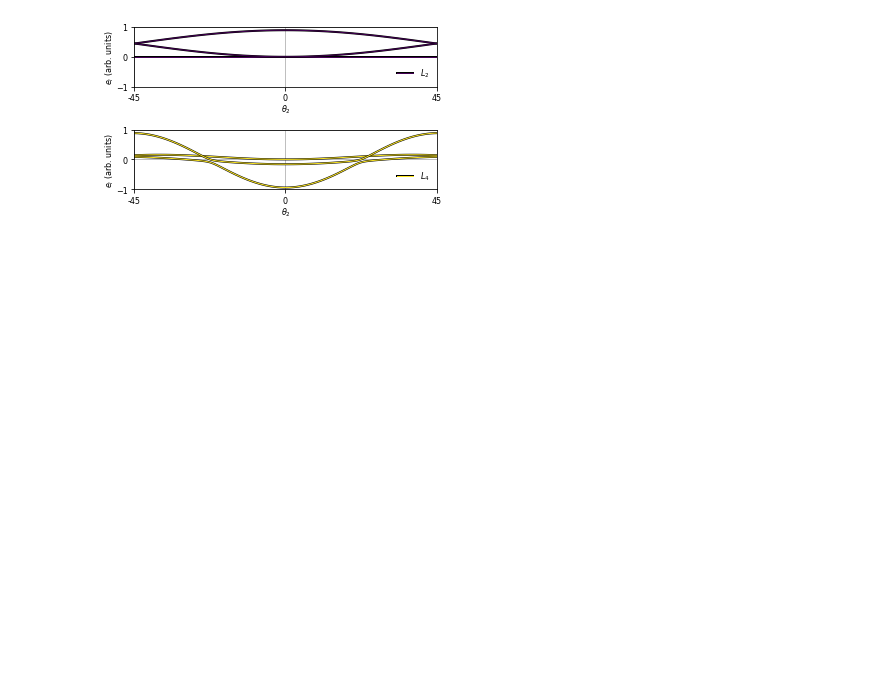
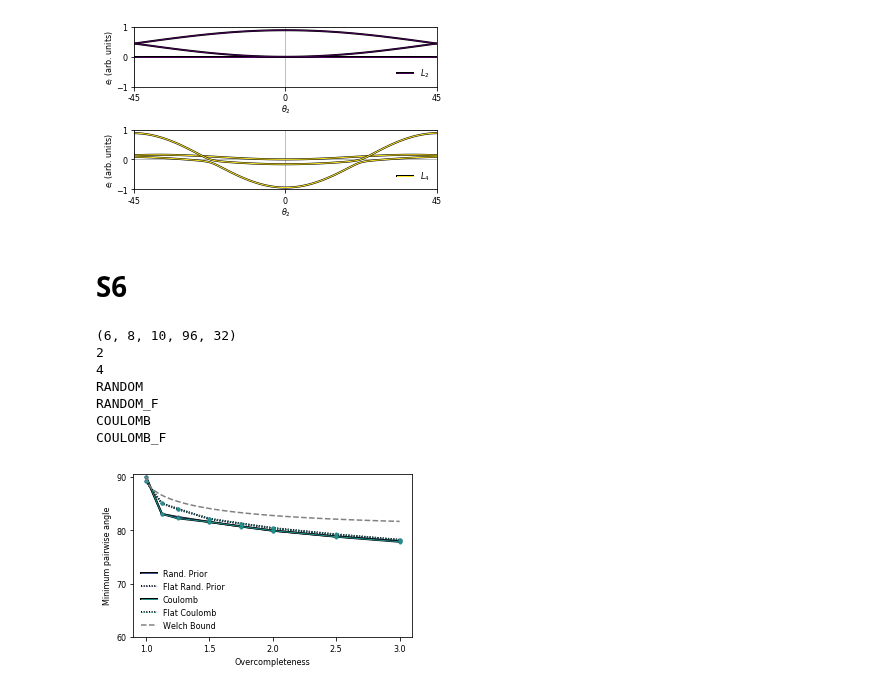
Before and after one commit to JesseLivezey/oc_ica, a Jupyter notebook: notebooks/Supplements.ipynb, the cells around one changed output. Drawn from its saved outputs; the diff is of its cells as text; code cells hidden in the pictures; blank space fills up the shorter version.

```diff
--- a/notebooks/Supplements.ipynb
+++ b/notebooks/Supplements.ipynb
@@ -25,3 +25,21 @@ f.tight_layout()
 plt.savefig('/home/jesse/Downloads/sup5.pdf')
 # %% [output]
 [figure]
+# %% [markdown]
+# S6
+# %%
+reload(plotting)
+f_name = ('/home/jesse/Development/results/oc_ica/data_free_sources-32/' +
+        'data_free-32_sources-96_ocs-1.0_1.125_1.25_1.5_1.75_2.0_2.5_3.0' +
+        '_models-2_4_RANDOM_RANDOM_F_COULOMB_COULOMB_F.h5')
+f, ax = plt.subplots(1, figsize=(5, 3))
+plotting.plot_figure3d(f_name, os.path.join(os.environ['HOME'], 'Downloads/sup6.pdf'), ax=ax, sup=True)
+# %% [output]
+(6, 8, 10, 96, 32)
+2
+4
+RANDOM
+RANDOM_F
+COULOMB
+COULOMB_F
+[figure, added]
```
Also changed, not shown: 1 other file.
